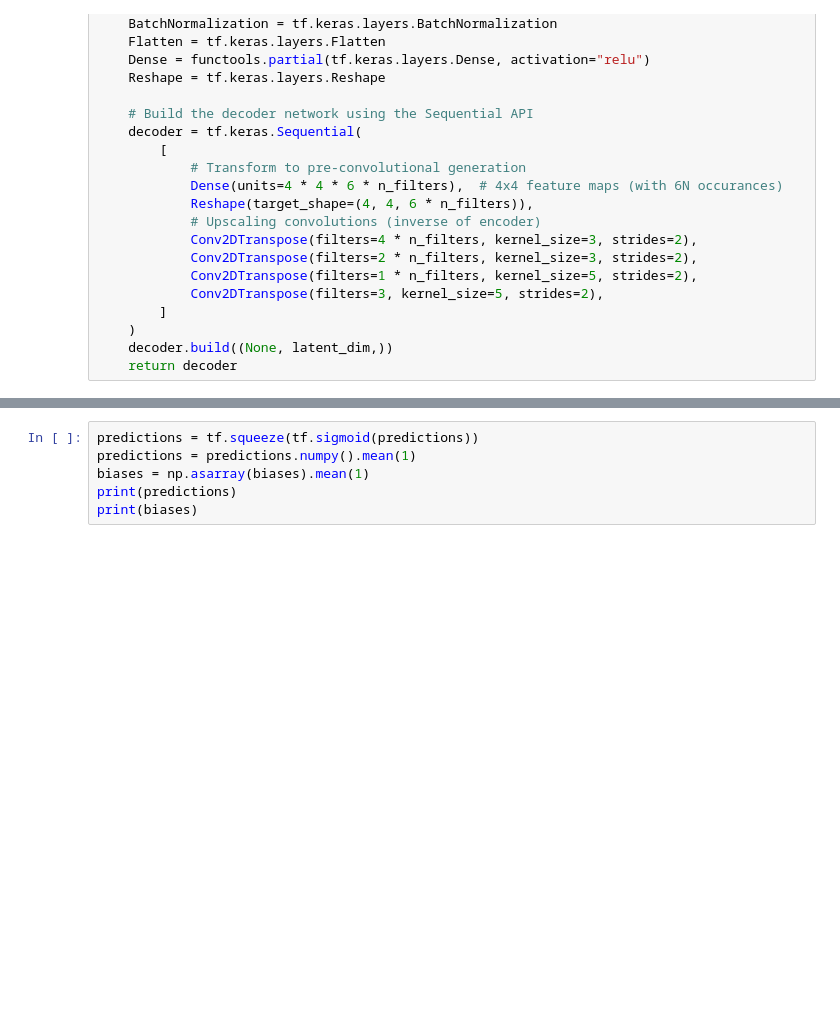
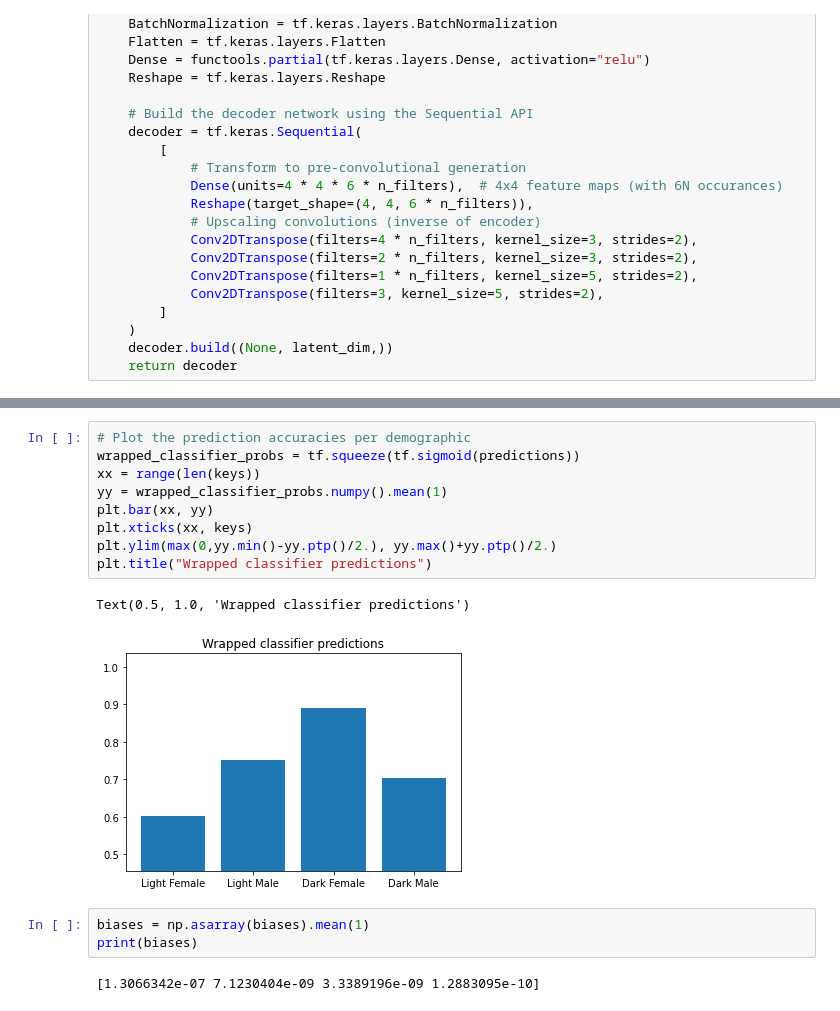
Before and after one commit to Samir-atra/capsa, a Jupyter notebook: notebooks/VAE_Face_Bias.ipynb, the cells around one changed output, grey strips where cells are left out. Drawn from its saved outputs; the diff is of its cells as text; blank space fills up the shorter version.

```diff
--- a/notebooks/VAE_Face_Bias.ipynb
+++ b/notebooks/VAE_Face_Bias.ipynb
@@ -115,6 +129,17 @@ for group, key in zip(test_faces, keys):
+# %%
+# Plot the prediction accuracies per demographic
+wrapped_classifier_probs = tf.squeeze(tf.sigmoid(predictions))
+xx = range(len(keys))
+yy = wrapped_classifier_probs.numpy().mean(1)
+plt.bar(xx, yy)
+plt.xticks(xx, keys)
+plt.ylim(max(0,yy.min()-yy.ptp()/2.), yy.max()+yy.ptp()/2.)
+plt.title("Wrapped classifier predictions")
+# %% [output]
+Text(0.5, 1.0, 'Wrapped classifier predictions')
+[figure, added]
 # %%
-predictions = tf.squeeze(tf.sigmoid(predictions))
-predictions = predictions.numpy().mean(1)
 biases = np.asarray(biases).mean(1)
-print(predictions)
 print(biases)
+# %% [output]
+[1.3066342e-07 7.1230404e-09 3.3389196e-09 1.2883095e-10]
```
Also changed, not shown: parts of 3 cells of this notebook.
